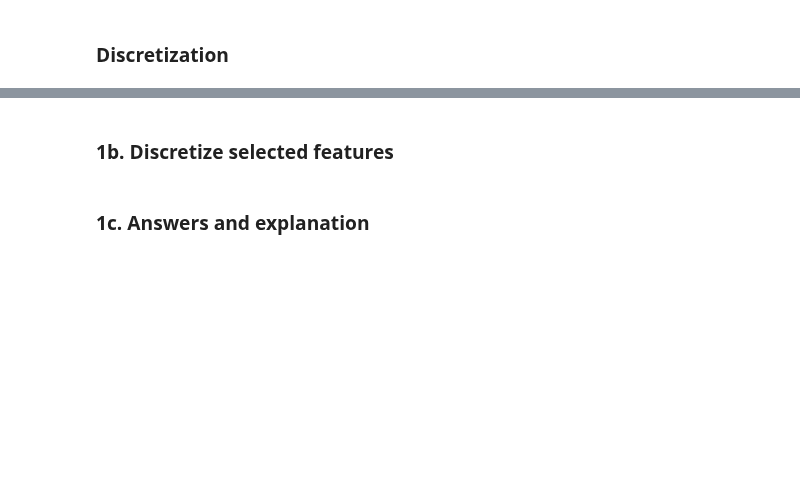
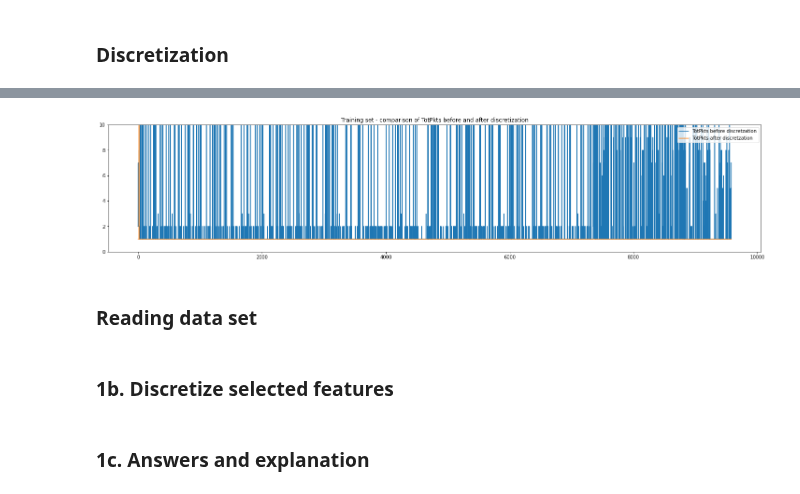
Before and after one commit to kponichtera/cs4035-cda, a Jupyter notebook: lab3/lab3.ipynb, the cells around one changed output, grey strips where cells are left out. Drawn from its saved outputs; the diff is of its cells as text; code cells hidden in the pictures; blank space fills up the shorter version.

```diff
--- a/lab3/lab3.ipynb
+++ b/lab3/lab3.ipynb
@@ -124,3 +194,18 @@ df.head()
+# %%
+_, ax = plt.subplots(1, 1, figsize=(25, 5))
+
+f_num = 0
+ax.set_ylim([None, 10])
+ax.plot(df_features[f_num])
+ax.plot(features_discretized[f_num])
+
+ax.legend(labels=[f'{features[f_num]} before discretzation', f'{features[f_num]} after discretzation'], loc='upper right')
+ax.set_title(f'Training set - comparison of {features[f_num]} before and after discretization')
+plt.show()
+# %% [output]
+[figure, added]
+# %% [markdown]
+### Reading data set
 # %% [markdown]
 ### 1b. Discretize selected features
 # %% [markdown]
```
Also changed, not shown: parts of 16 cells of this notebook.
